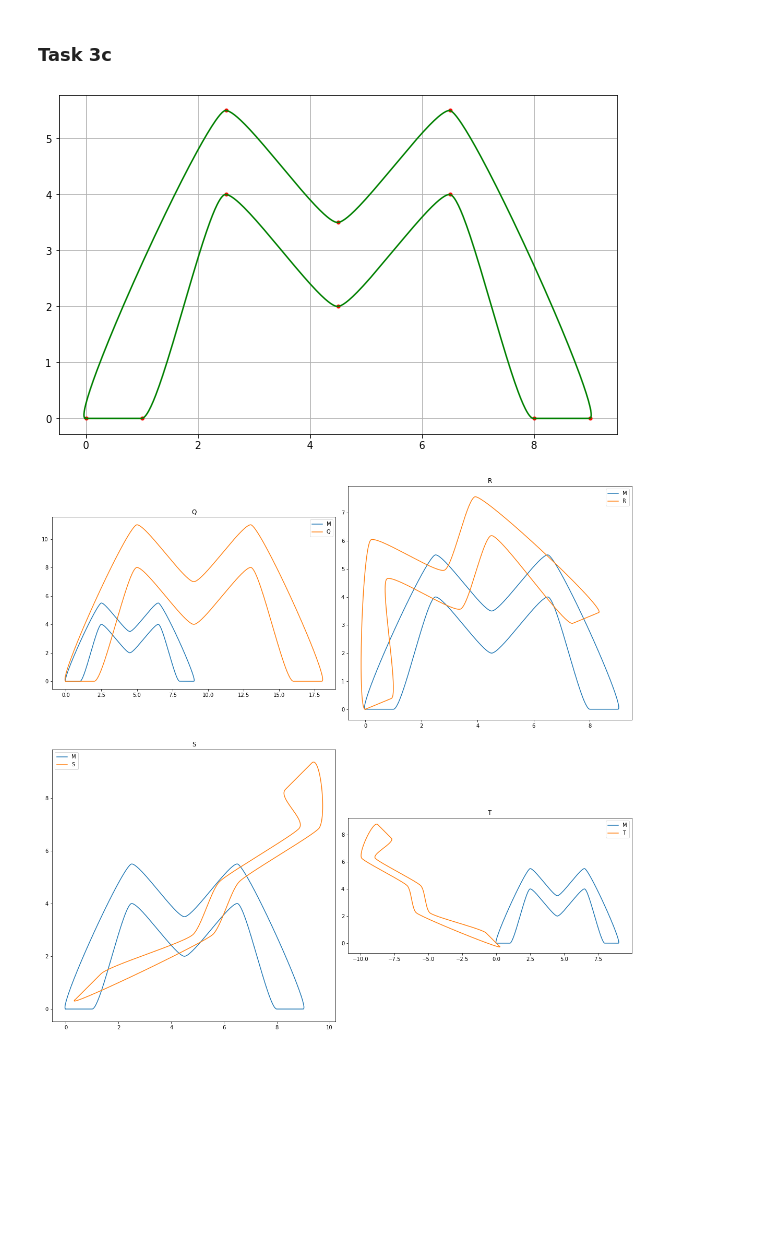
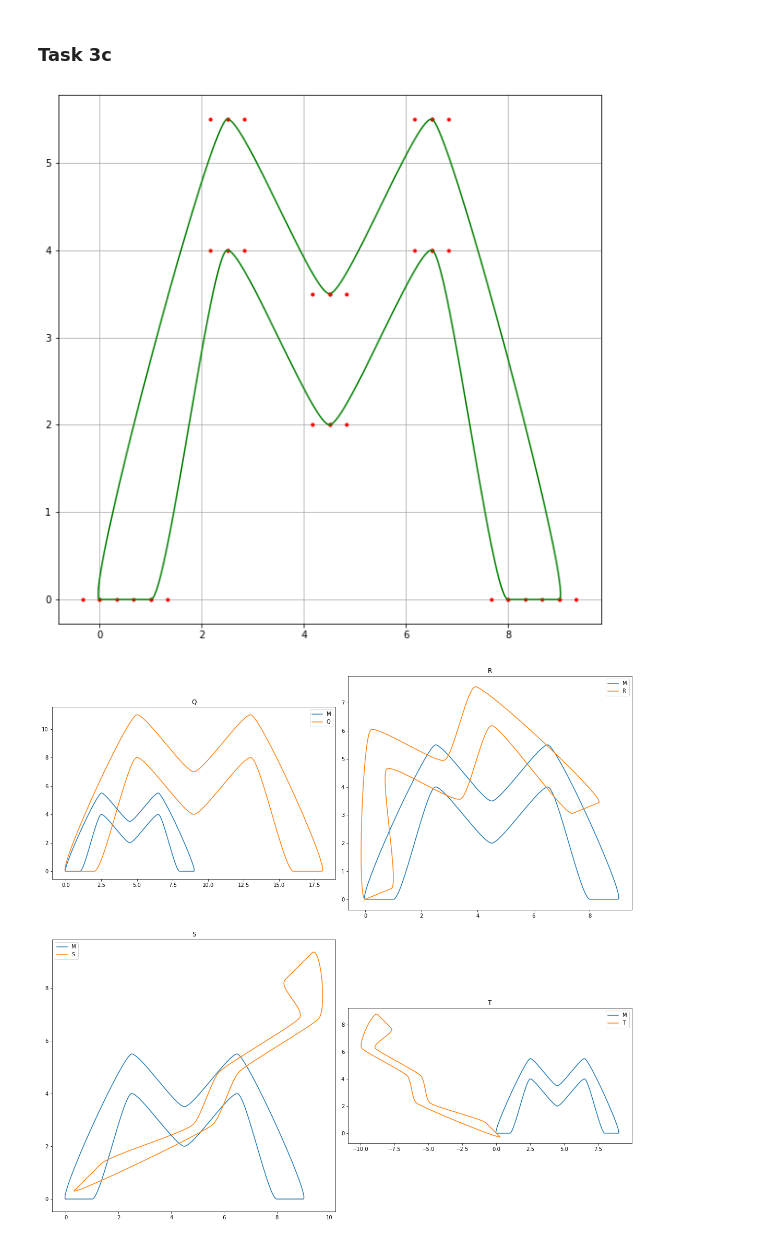
Before and after one commit to markus0800/Nummat2, a Jupyter notebook: project2_task_2e_3.ipynb, the cells around one changed output. Drawn from its saved outputs; the diff is of its cells as text; code cells hidden in the pictures; blank space fills up the shorter version.

```diff
--- a/project2_task_2e_3.ipynb
+++ b/project2_task_2e_3.ipynb
@@ -155,18 +155,17 @@ print(P2[-1])
 # %%
 M = np.array([[0,0], [2.5, 5.5],  [4.5, 3.5], [6.5,5.5], [9,0], [8,0], [6.5,4], [4.5, 2], [2.5,4],[1,0]])
 MV = np.array([[-1,0], [1, 0],  [1, 0], [1,0], [-1,0], [-1,0], [-1,0], [-1,0], [-1,0], [-1,0], [-1,0]])
 
 m,d = np.shape(M)
 T_M = np.linspace(0,m,1000)
 P_M = interpolate_periodic(M,MV)
 
 
 curve_M = composite_Bezier(P_M,T_M)
 plt.figure(figsize =(10,10))
-plt.plot(P_M[0,:,0],P_M[0,:,1], 'r.')
+plt.plot(P_M[:,:,0],P_M[:,:,1], 'r.')
 plt.plot(curve_M[:,0], curve_M[:,1], 'g')
 plt.grid()
-plt.axes().set_aspect('equal')
 # %% [output]
-[figure, old version]
+[figure, new version]
 # %%
```
Also changed, not shown: parts of 8 cells of this notebook.
